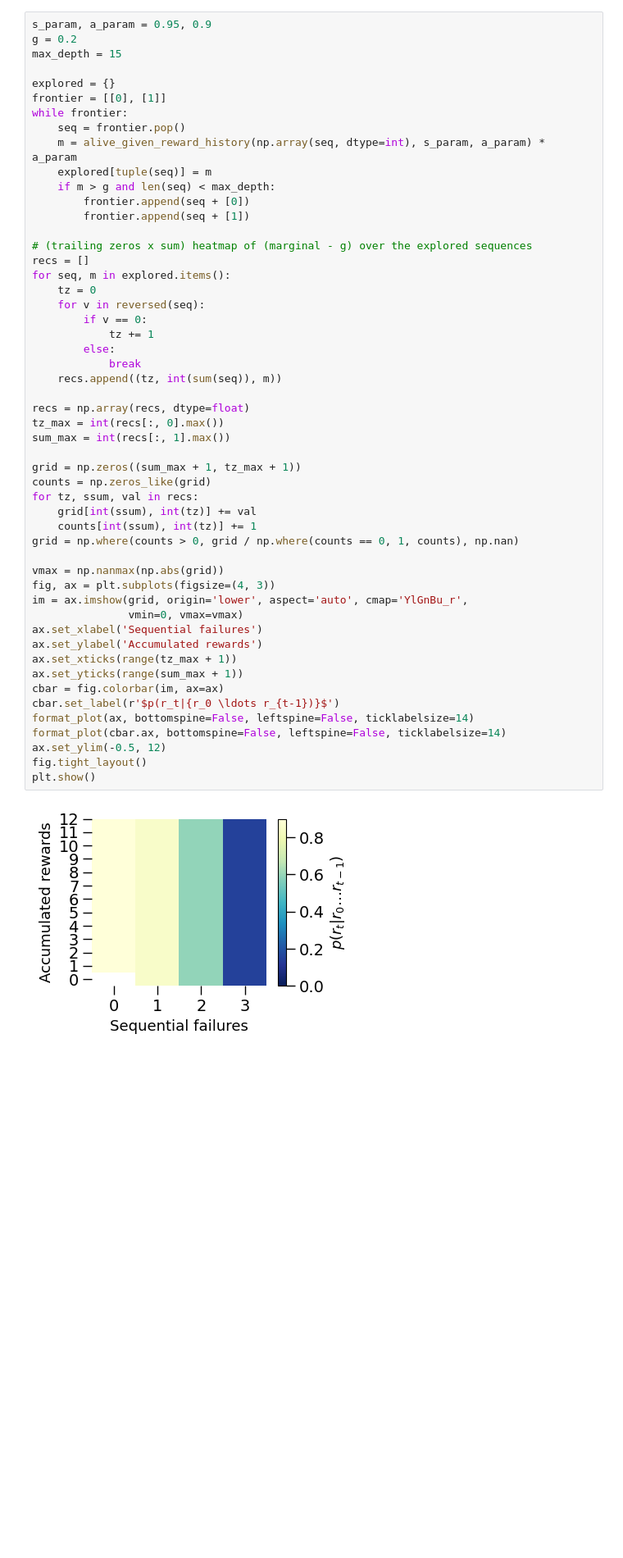
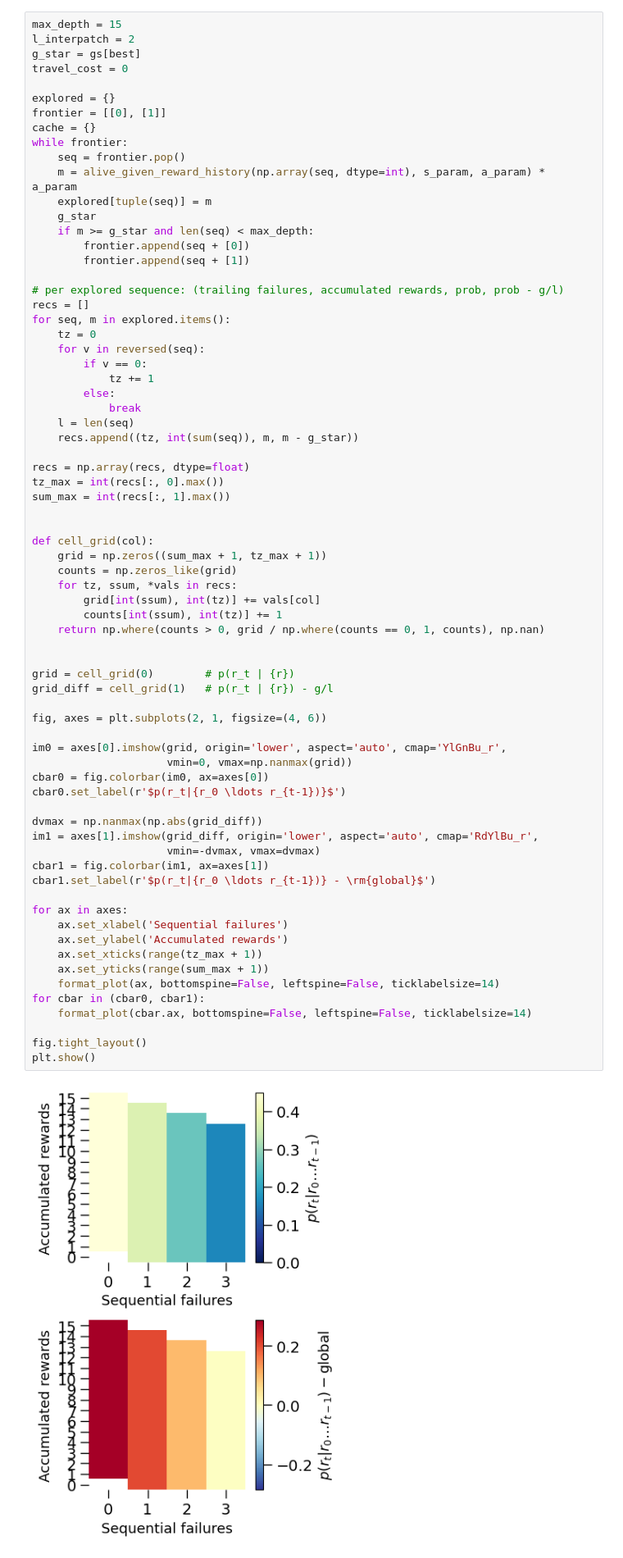
Before and after one commit to davidgbe/favorably_connected, a Jupyter notebook: code/notebooks/theoretical_markov_leaving_decisions.ipynb, the cells around one changed output. Shown at 82% size. Drawn from its saved outputs; the diff is of its cells as text; blank space fills up the shorter version.

Commit message:
push update with fixed point finding for reward curve shifts code

```diff
--- a/code/notebooks/theoretical_markov_leaving_decisions.ipynb
+++ b/code/notebooks/theoretical_markov_leaving_decisions.ipynb
@@ -104,59 +250,78 @@ Since $m$ is a sufficient statistic on the reward probability given a reward his
 
 Below I search over all reward histories up to length 15 using the following strategy. Begin by considering [0] and [1]. For each, if the probability of reward exceeds some value $g$, consider the successors of these states, e.g. for [0], the successors are [0, 1], [0, 0]. Continue until termintation.
 # %%
-s_param, a_param = 0.95, 0.9
-g = 0.2
 max_depth = 15
+l_interpatch = 2
+g_star = gs[best]
+travel_cost = 0
 
 explored = {}
 frontier = [[0], [1]]
+cache = {}
 while frontier:
     seq = frontier.pop()
     m = alive_given_reward_history(np.array(seq, dtype=int), s_param, a_param) * a_param
     explored[tuple(seq)] = m
-    if m > g and len(seq) < max_depth:
+    g_star
+    if m >= g_star and len(seq) < max_depth:
         frontier.append(seq + [0])
         frontier.append(seq + [1])
 
-# (trailing zeros x sum) heatmap of (marginal - g) over the explored sequences
+# per explored sequence: (trailing failures, accumulated rewards, prob, prob - g/l)
 recs = []
 for seq, m in explored.items():
     tz = 0
     for v in reversed(seq):
         if v == 0:
             tz += 1
         else:
             break
-    recs.append((tz, int(sum(seq)), m))
+    l = len(seq)
+    recs.append((tz, int(sum(seq)), m, m - g_star))
 
 recs = np.array(recs, dtype=float)
 tz_max = int(recs[:, 0].max())
 sum_max = int(recs[:, 1].max())
 
-grid = np.zeros((sum_max + 1, tz_max + 1))
-counts = np.zeros_like(grid)
-for tz, ssum, val in recs:
-    grid[int(ssum), int(tz)] += val
-    counts[int(ssum), int(tz)] += 1
-grid = np.where(counts > 0, grid / np.where(counts == 0, 1, counts), np.nan)
 
-vmax = np.nanmax(np.abs(grid))
-fig, ax = plt.subplots(figsize=(4, 3))
-im = ax.imshow(grid, origin='lower', aspect='auto', cmap='YlGnBu_r',
-               vmin=0, vmax=vmax)
-ax.set_xlabel('Sequential failures')
-ax.set_ylabel('Accumulated rewards')
-ax.set_xticks(range(tz_max + 1))
-ax.set_yticks(range(sum_max + 1))
-cbar = fig.colorbar(im, ax=ax)
-cbar.set_label(r'$p(r_t|{r_0 \ldots r_{t-1})}$')
-format_plot(ax, bottomspine=False, leftspine=False, ticklabelsize=14)
-format_plot(cbar.ax, bottomspine=False, leftspine=False, ticklabelsize=14)
-ax.set_ylim(-0.5, 12)
+def cell_grid(col):
+    grid = np.zeros((sum_max + 1, tz_max + 1))
+    counts = np.zeros_like(grid)
+    for tz, ssum, *vals in recs:
+        grid[int(ssum), int(tz)] += vals[col]
+        counts[int(ssum), int(tz)] += 1
+    return np.where(counts > 0, grid / np.where(counts == 0, 1, counts), np.nan)
+
+
+grid = cell_grid(0)        # p(r_t | {r})
+grid_diff = cell_grid(1)   # p(r_t | {r}) - g/l
+
+fig, axes = plt.subplots(2, 1, figsize=(4, 6))
+
+im0 = axes[0].imshow(grid, origin='lower', aspect='auto', cmap='YlGnBu_r',
+                     vmin=0, vmax=np.nanmax(grid))
+cbar0 = fig.colorbar(im0, ax=axes[0])
+cbar0.set_label(r'$p(r_t|{r_0 \ldots r_{t-1})}$')
+
+dvmax = np.nanmax(np.abs(grid_diff))
+im1 = axes[1].imshow(grid_diff, origin='lower', aspect='auto', cmap='RdYlBu_r',
+                     vmin=-dvmax, vmax=dvmax)
+cbar1 = fig.colorbar(im1, ax=axes[1])
+cbar1.set_label(r'$p(r_t|{r_0 \ldots r_{t-1})} - \rm{global}$')
+
+for ax in axes:
+    ax.set_xlabel('Sequential failures')
+    ax.set_ylabel('Accumulated rewards')
+    ax.set_xticks(range(tz_max + 1))
+    ax.set_yticks(range(sum_max + 1))
+    format_plot(ax, bottomspine=False, leftspine=False, ticklabelsize=14)
+for cbar in (cbar0, cbar1):
+    format_plot(cbar.ax, bottomspine=False, leftspine=False, ticklabelsize=14)
+
 fig.tight_layout()
 plt.show()
 # %% [output]
-[figure, old version]
+[figure, new version]
 # %% [markdown]
 ### Multipatch case
 Now we assume a prior over the possible values of $a$ and $s$. Specifically I assume a uniform prior, but this could probably be amended.
```
Also changed, not shown: parts of 24 cells of this notebook, 33 other files.
